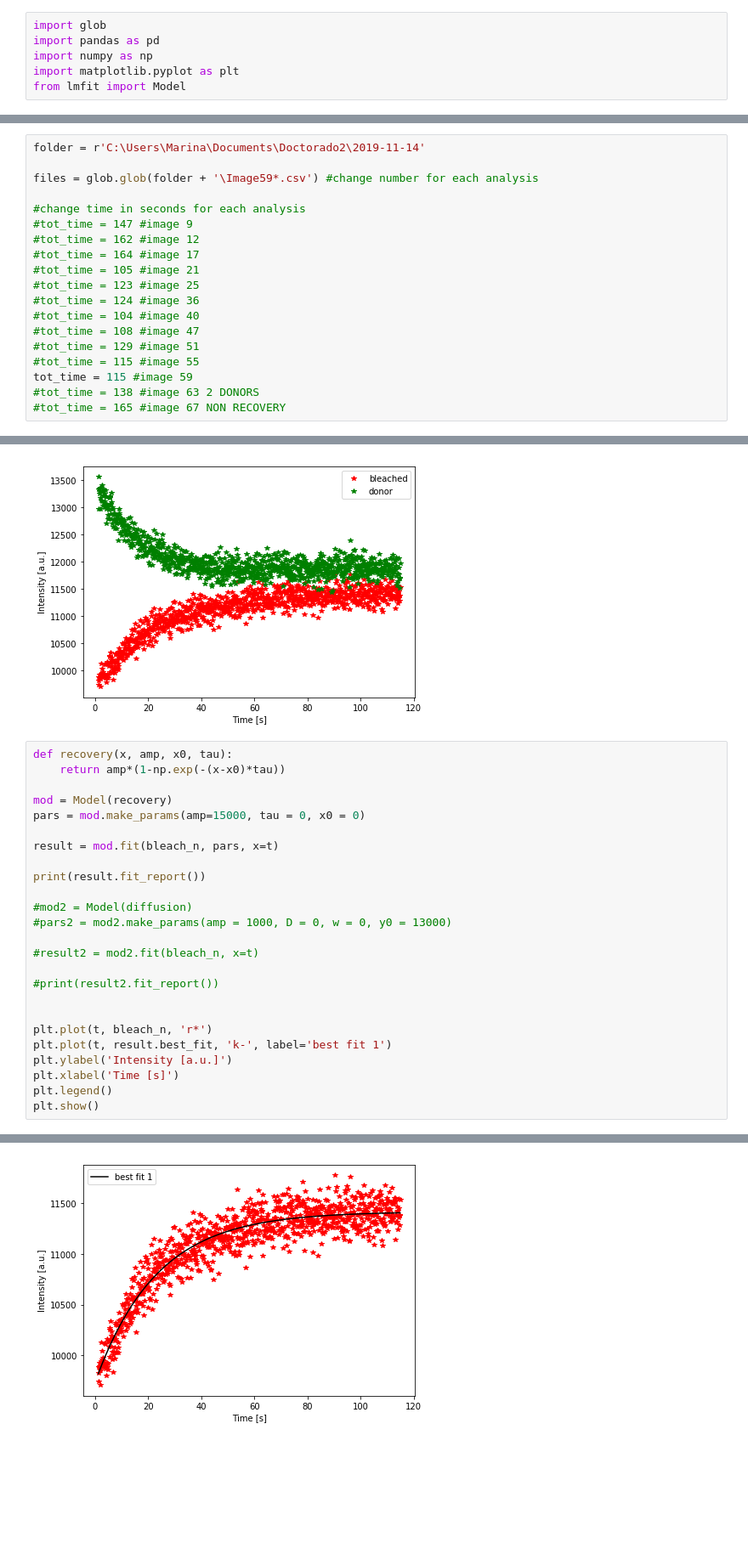
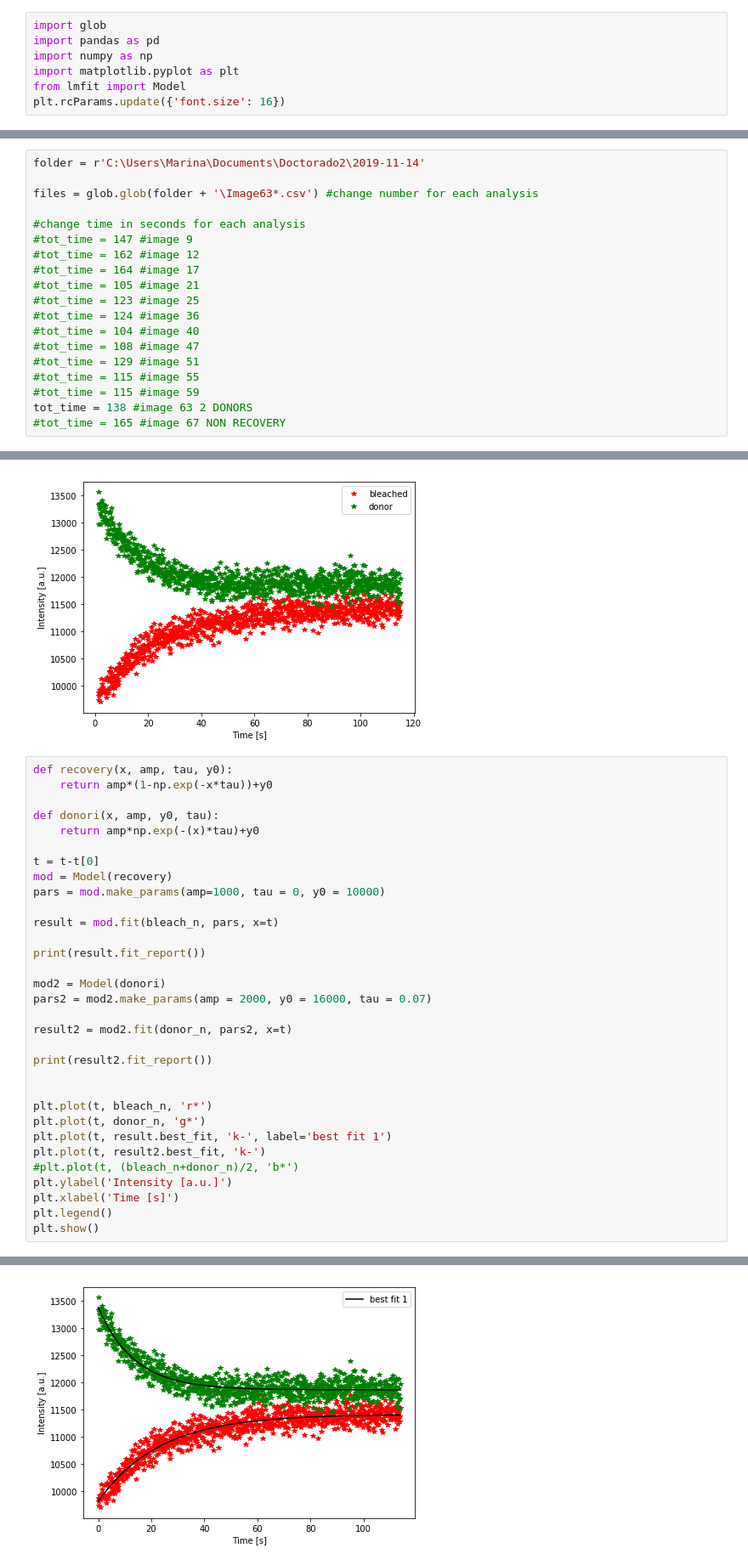
Before and after one commit to cuencam15/FRAP_analysis, a Jupyter notebook: FrapAnalysis.ipynb, the cells around one changed output, grey strips where cells are left out. Shown: that part at 85% size. Saved outputs shown, nothing was run; the diff lists cells and outputs as text; blank space fills up the shorter version.

Commit message:
Fitting of Donor

```diff
--- a/FrapAnalysis.ipynb
+++ b/FrapAnalysis.ipynb
@@ -4,3 +4,4 @@ import pandas as pd
 import numpy as np
 import matplotlib.pyplot as plt
 from lmfit import Model
+plt.rcParams.update({'font.size': 16})
@@ -7,7 +10,7 @@ from lmfit import Model
 # %%
 folder = r'C:\Users\Marina\Documents\Doctorado2\2019-11-14'
 
-files = glob.glob(folder + '\Image59*.csv') #change number for each analysis
+files = glob.glob(folder + '\Image63*.csv') #change number for each analysis
 
 #change time in seconds for each analysis
 #tot_time = 147 #image 9
@@ -20,8 +23,8 @@ files = glob.glob(folder + '\Image59*.csv') #change number for each analysis
 #tot_time = 108 #image 47
 #tot_time = 129 #image 51
 #tot_time = 115 #image 55
-tot_time = 115 #image 59
-#tot_time = 138 #image 63 2 DONORS
+#tot_time = 115 #image 59
+tot_time = 138 #image 63 2 DONORS
 #tot_time = 165 #image 67 NON RECOVERY
 # %%
 bgr = pd.read_csv(files[0])['Y'].values
@@ -75,26 +78,33 @@ plt.show()
 # %% [output]
 [figure]
 # %%
-def recovery(x, amp, x0, tau):
-    return amp*(1-np.exp(-(x-x0)*tau))
+def recovery(x, amp, tau, y0):
+    return amp*(1-np.exp(-x*tau))+y0
 
+def donori(x, amp, y0, tau):
+    return amp*np.exp(-(x)*tau)+y0
+
+t = t-t[0]
 mod = Model(recovery)
-pars = mod.make_params(amp=15000, tau = 0, x0 = 0)
+pars = mod.make_params(amp=1000, tau = 0, y0 = 10000)
 
 result = mod.fit(bleach_n, pars, x=t)
 
 print(result.fit_report())
 
-#mod2 = Model(diffusion)
-#pars2 = mod2.make_params(amp = 1000, D = 0, w = 0, y0 = 13000)
+mod2 = Model(donori)
+pars2 = mod2.make_params(amp = 2000, y0 = 16000, tau = 0.07)
 
-#result2 = mod2.fit(bleach_n, x=t)
+result2 = mod2.fit(donor_n, pars2, x=t)
 
-#print(result2.fit_report())
+print(result2.fit_report())
 
 
 plt.plot(t, bleach_n, 'r*')
+plt.plot(t, donor_n, 'g*')
 plt.plot(t, result.best_fit, 'k-', label='best fit 1')
+plt.plot(t, result2.best_fit, 'k-')
+#plt.plot(t, (bleach_n+donor_n)/2, 'b*')
 plt.ylabel('Intensity [a.u.]')
 plt.xlabel('Time [s]')
 plt.legend()
@@ -122,2 +130,2 @@ plt.show()
-[figure, old version]
+[figure, new version]
 # %%
```
Also changed, not shown: parts of 10 cells of this notebook.
